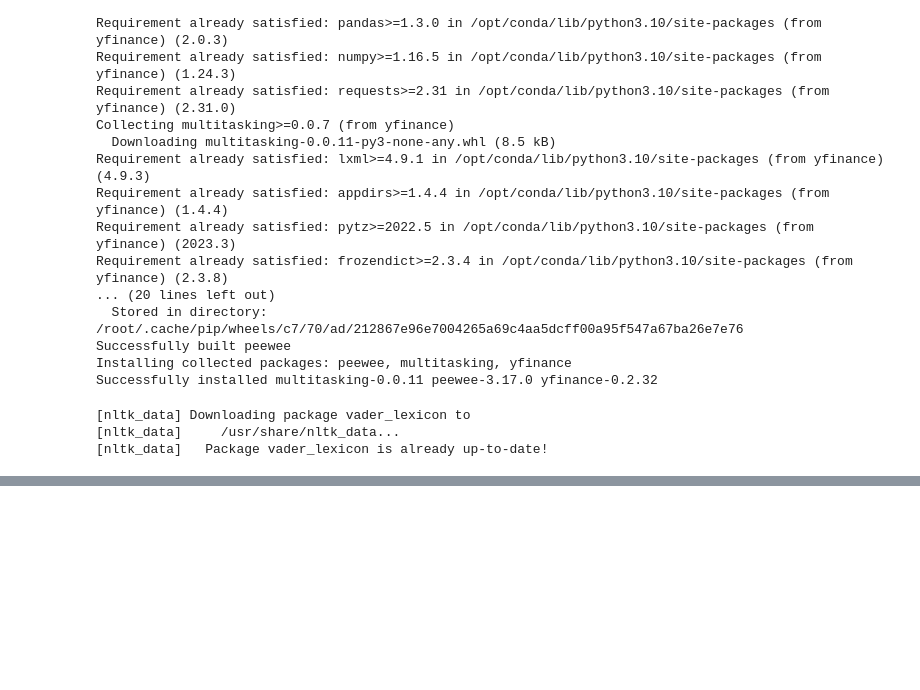
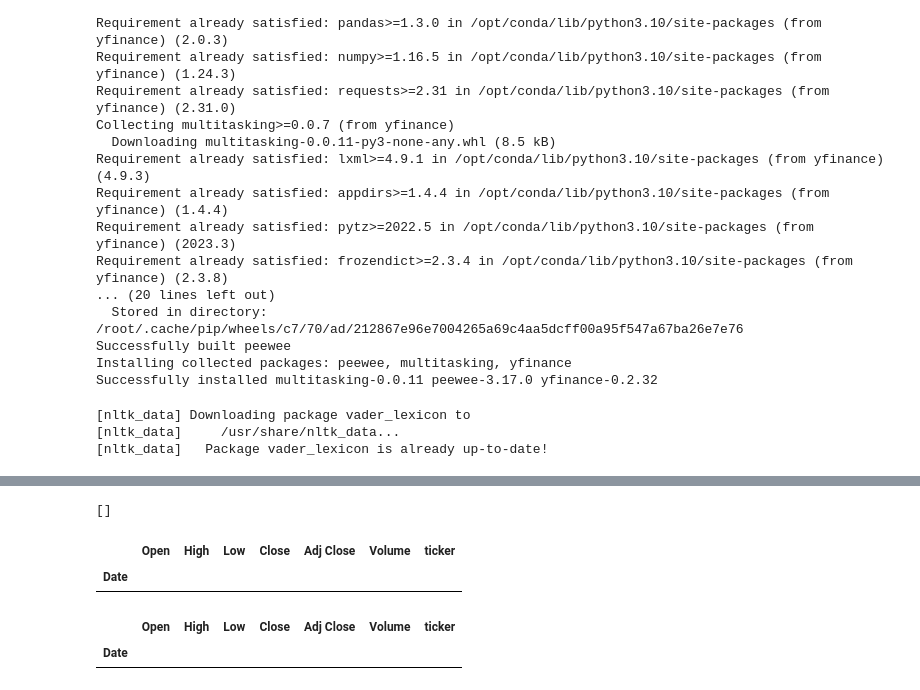
Before and after one commit to ram-polisetti/DataScience, a Jupyter notebook: media-perception-investment-strategy.ipynb, the cells around one changed output, grey strips where cells are left out. Saved outputs shown, nothing was run; the diff lists cells and outputs as text; code cells hidden in the pictures; blank space fills up the shorter version.

```diff
--- a/media-perception-investment-strategy.ipynb
+++ b/media-perception-investment-strategy.ipynb
@@ -61,3 +61,37 @@ pn.widgets.Tabulator.theme = 'bootstrap'
 [interactive output not drawn]
 [interactive output not drawn]
 [interactive output not drawn]
+# %%
+start = '2010-01-01'
+end = '2023-12-01'
+ticker_data = pd.DataFrame()
+
+tickers = ['AAPL','MSFT','AMZN','GOOG','AMD','NVDA','TSLA','YELP','NFLX','ADBE','BA','AIG', 'META']
+# JPM, GS, V, MA, AXP, BAC, C, BLK, SPGI, MCO
+for ticker in tickers:
+    ticker_yf = yf.Ticker(ticker)
+    data_temp = ticker_yf.history(start=start, end=end)
+    data_temp['ticker'] = ticker
+
+    if ticker_data.empty:
+        ticker_data = data_temp
+    else:
+        ticker_data = pd.concat([ticker_data, data_temp])
+
+print(ticker_data['ticker'].unique())
+ticker_data.to_csv(r'ticker_data.csv')
+# %% [output]
+[]
+# %%
+# We can preread the data
+ticker_data = pd.read_csv('ticker_data.csv',
+                               index_col='Date')
+ticker_data.head()
+# %% [output]
+|  | Open | High | Low | Close | Adj Close | Volume | ticker |
+| Date |  |  |  |  |  |  |  |
+# %%
+ticker_data.tail()
+# %% [output]
+|  | Open | High | Low | Close | Adj Close | Volume | ticker |
+| Date |  |  |  |  |  |  |  |
```
